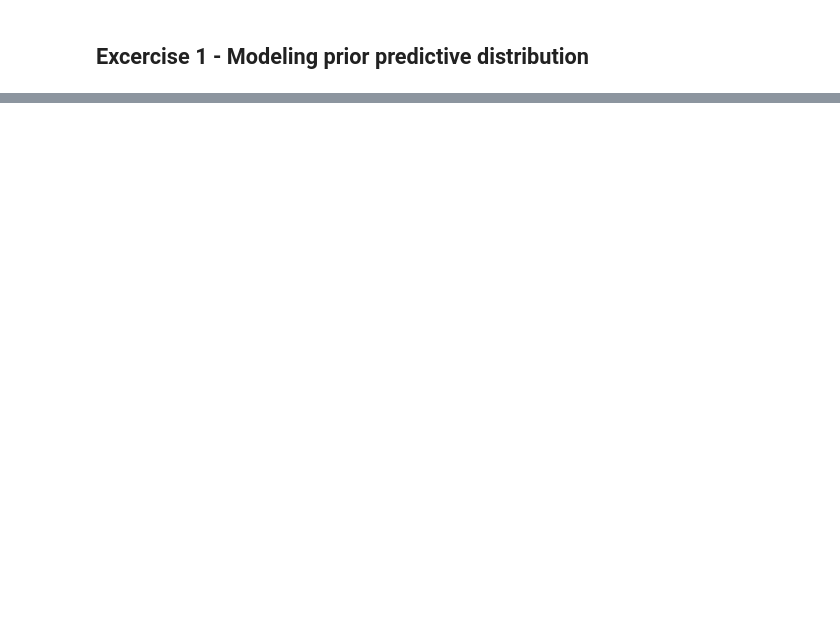
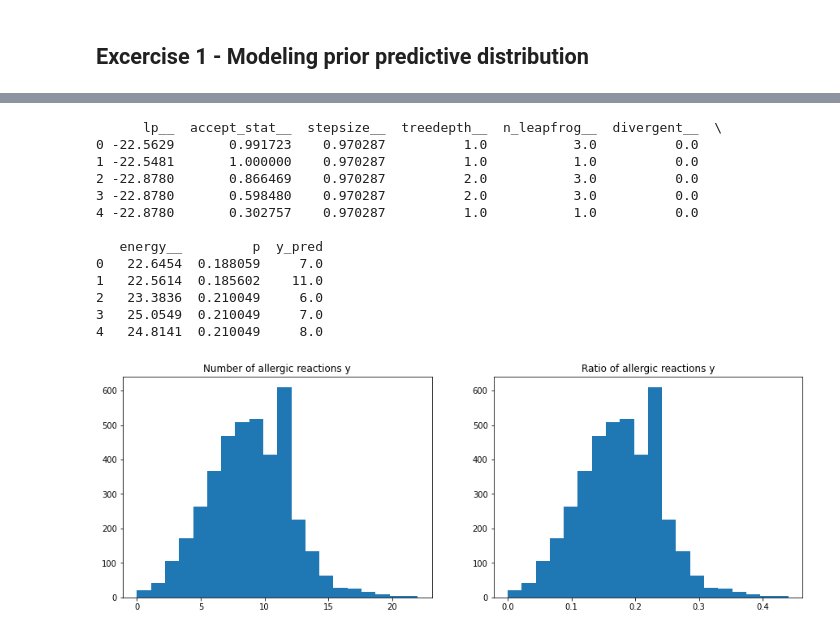
Before and after one commit to nmpluta/data-analytics-lectures, a Jupyter notebook: Data Analytics/Lab 3/lab3.ipynb, the cells around one changed output, grey strips where cells are left out. Saved outputs shown, nothing was run; the diff lists cells and outputs as text; code cells hidden in the pictures; blank space fills up the shorter version.

Commit message:
3: add posterior analyzes for ex.2
Update of homework exercises from the laboratory 3 (20.03.2023)

````diff
--- a/Data Analytics/Lab 3/lab3.ipynb
+++ b/Data Analytics/Lab 3/lab3.ipynb
@@ -90,0 +88,8 @@ Mean of ratio:  0.20082000000000003
+# %%
+## Excercise 2 -  Modeling posterior and posterior predictive distribution
+# task 1-2
+number_of_allergic_reactions = 7
+model_posterior = CmdStanModel(stan_file='code_2.stan')
+# Generate default number of samples from appropriate method in ```cmdstanpy```.
+samples_posterior = model_posterior.sample(data={'N':number_of_trials,
+                                                 'y':number_of_allergic_reactions})
@@ -90,0 +104,27 @@ Mean of ratio:  0.20082000000000003
+# %%
+# task 3
+# Compute ratio of predicted allergic reactions for each sample and create a histogram.
+df_posterior = samples_posterior.draws_pd()
+print(df_posterior.head())
+ratio_posterior = df_posterior["y_pred"]/number_of_trials
+fig, axs = plt.subplots(1, 2, figsize=(15, 5))
+axs[0].hist(df_posterior["y_pred"], bins=20)
+axs[0].set_title("Number of allergic reactions y")
+axs[1].hist(ratio_posterior, bins=20)
+axs[1].set_title("Ratio of allergic reactions y")
+plt.show()
+# %% [output]
+      lp__  accept_stat__  stepsize__  treedepth__  n_leapfrog__  divergent__  \
+0 -22.5629       0.991723    0.970287          1.0           3.0          0.0
+1 -22.5481       1.000000    0.970287          1.0           1.0          0.0
+2 -22.8780       0.866469    0.970287          2.0           3.0          0.0
+3 -22.8780       0.598480    0.970287          2.0           3.0          0.0
+4 -22.8780       0.302757    0.970287          1.0           1.0          0.0
+
+   energy__         p  y_pred
+0   22.6454  0.188059     7.0
+1   22.5614  0.185602    11.0
+2   23.3836  0.210049     6.0
+3   25.0549  0.210049     7.0
+4   24.8141  0.210049     8.0
+[figure, added]
````
Also changed, not shown: parts of 6 cells of this notebook, 3 other files.
